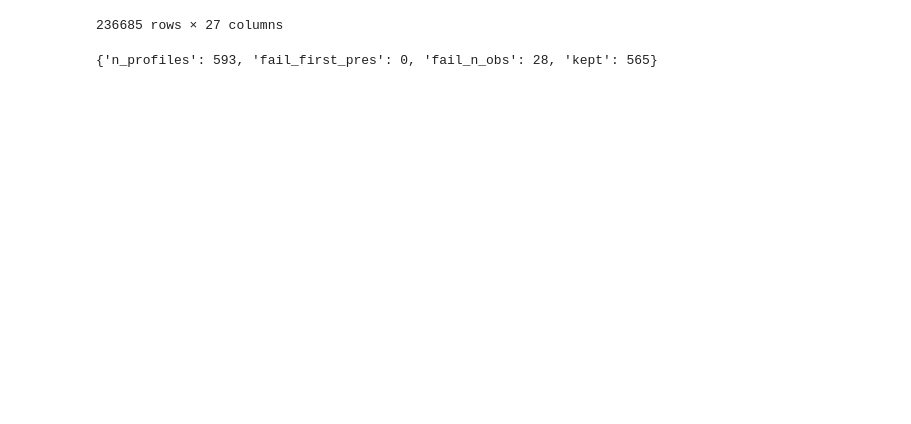
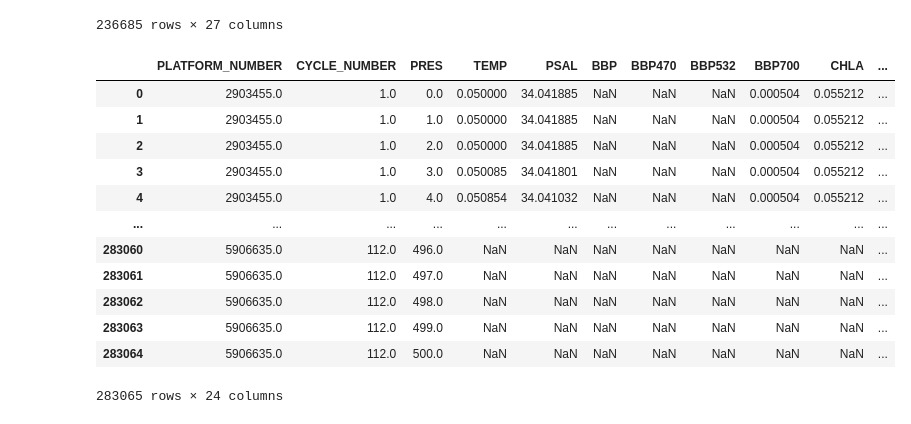
Before and after one commit to go-bgc/Marine-Heat-Waves, a Jupyter notebook: contributors/abby/more_processing.ipynb, the cells around one changed output. Drawn from its saved outputs; the diff is of its cells as text; code cells hidden in the pictures; blank space fills up the shorter version.

```diff
--- a/contributors/abby/more_processing.ipynb
+++ b/contributors/abby/more_processing.ipynb
@@ -24,23 +24,3 @@ BOLD = "\033[1m"
 RESET = "\033[0m"
 RED = "\033[31m"
 LINE = "\033[4m"
-# %%
-lat0 = 10
-lat1 = 60
-lon0 = -60
-lon1 = -10
-z0 = 0
-z1 = 500
-date0 = pd.to_datetime("2022-10-01")
-date1 = pd.to_datetime("2024-06-01")
-
-temp = {"Name": ["MHW"],
-        "lat0": [lat0],
-        "lat1": [lat1],
-        "lon0": [lon0],
-        "lon1": [lon1],
-        "z0": [z0],
-        "z1": [z1],
-        "date0": [date0],
-        "date1": [date1]}
-pd.DataFrame(temp)
@@ -331,7 +308,7 @@ def despike(df,
 # %%
 df2 = despike(df)
 # %%
-def profile_coverage_qc(df, FIRST_PRES_MAX = 10.0, MIN_OBS_300 = 20):
+def profile_coverage_qc(df, FIRST_PRES_MAX = 10.0, MIN_OBS_300 = 20, INTERP_MAX = 500.0):
     """Drop whole profiles that are too sparse to integrate (Vives et al. 2025).
 
     (a) the shallowest pressure must be in the upper FIRST_PRES_MAX m, and
@@ -378,7 +355,10 @@ df3
 | 236684 | 5906635.0 | 112.0 | -41.150045 | 168.546027 | 2023-12-25 19:54:00 | 495.100006 | 9.861000 | 34.767605 | NaN | ... |
 236685 rows × 27 columns
 # %%
-def regrid_1m(df, INTERP_DZ = 1.0, INTERP_MAX = 500.0):
+def regrid_1m(df, INTERP_DZ = 1.0, INTERP_MAX = 500.0,
+              DCM_MEDIAN_WINDOW = 5,
+              BBP_MEDIAN_WINDOW = 5,
+              BBP_MEAN_WINDOW = 5):
     """Extrapolate each profile to the surface, then interpolate chl and bbp to
     a 1 m grid from 0 to 300 m (Vives et al. 2025, Sect. 2.1).
 
@@ -405,7 +385,15 @@ def regrid_1m(df, INTERP_DZ = 1.0, INTERP_MAX = 500.0):
     for (wmo, cycle), prof in df.groupby(keys, sort=False):
         prof = prof.sort_values("PRES")
         rec = {"PLATFORM_NUMBER": wmo, "CYCLE_NUMBER": cycle, "PRES": INTERP_GRID}
-        for col in ("CHLA", "BBP700"):
+
+        # Don't interpolate these columns
+        no_interp = ['PLATFORM_NUMBER', 'CYCLE_NUMBER', 'LATITUDE', 'LONGITUDE', 'JULD',
+                     'PRES', 'Week', 'Depth', 'sigma0']
+        # List out all the columns that can be interpolate
+        COLS = [item for item in list(df.keys()) if item not in no_interp and "_ERROR" not in item]
+
+        # Do the interpolating
+        for col in COLS:
             good = prof.dropna(subset=[col])
             if len(good) < 2:
                 rec[col] = np.full(INTERP_GRID.shape, np.nan)
@@ -430,6 +418,26 @@ def regrid_1m(df, INTERP_DZ = 1.0, INTERP_MAX = 500.0):
     grid["BBP700_DBM"] = bbp_med
     grid["BBP700_DBM"] = grid.groupby(keys, sort=False)["BBP700_DBM"].transform(
         lambda s: s.rolling(BBP_MEAN_WINDOW, center=True, min_periods=1).mean())
+
+    # Add back in variables that could not be interpolated
+    grid['Week'] = grid['JULD'].dt.isocalendar().week
+    grid['Depth'] = gsw.z_from_p(grid['PRES'], grid['LATITUDE'])
+    grid['sigma0'] = gsw.sigma0(grid['ASAL'], grid['CTEMP'])
     return grid
-# %% [output]
-{'n_profiles': 593, 'fail_first_pres': 0, 'fail_n_obs': 28, 'kept': 565}
+# %%
+df4 = regrid_1m(df3)
+df4
+# %% [output]
+|  | PLATFORM_NUMBER | CYCLE_NUMBER | PRES | TEMP | PSAL | BBP | BBP470 | BBP532 | BBP700 | CHLA | ... |
+| 0 | 2903455.0 | 1.0 | 0.0 | 0.050000 | 34.041885 | NaN | NaN | NaN | 0.000504 | 0.055212 | ... |
+| 1 | 2903455.0 | 1.0 | 1.0 | 0.050000 | 34.041885 | NaN | NaN | NaN | 0.000504 | 0.055212 | ... |
+| 2 | 2903455.0 | 1.0 | 2.0 | 0.050000 | 34.041885 | NaN | NaN | NaN | 0.000504 | 0.055212 | ... |
+| 3 | 2903455.0 | 1.0 | 3.0 | 0.050085 | 34.041801 | NaN | NaN | NaN | 0.000504 | 0.055212 | ... |
+| 4 | 2903455.0 | 1.0 | 4.0 | 0.050854 | 34.041032 | NaN | NaN | NaN | 0.000504 | 0.055212 | ... |
+| ... | ... | ... | ... | ... | ... | ... | ... | ... | ... | ... | ... |
+| 283060 | 5906635.0 | 112.0 | 496.0 | NaN | NaN | NaN | NaN | NaN | NaN | NaN | ... |
+| 283061 | 5906635.0 | 112.0 | 497.0 | NaN | NaN | NaN | NaN | NaN | NaN | NaN | ... |
+| 283062 | 5906635.0 | 112.0 | 498.0 | NaN | NaN | NaN | NaN | NaN | NaN | NaN | ... |
+| 283063 | 5906635.0 | 112.0 | 499.0 | NaN | NaN | NaN | NaN | NaN | NaN | NaN | ... |
+| 283064 | 5906635.0 | 112.0 | 500.0 | NaN | NaN | NaN | NaN | NaN | NaN | NaN | ... |
+283065 rows × 24 columns
```
Also changed, not shown: parts of 4 cells of this notebook.
